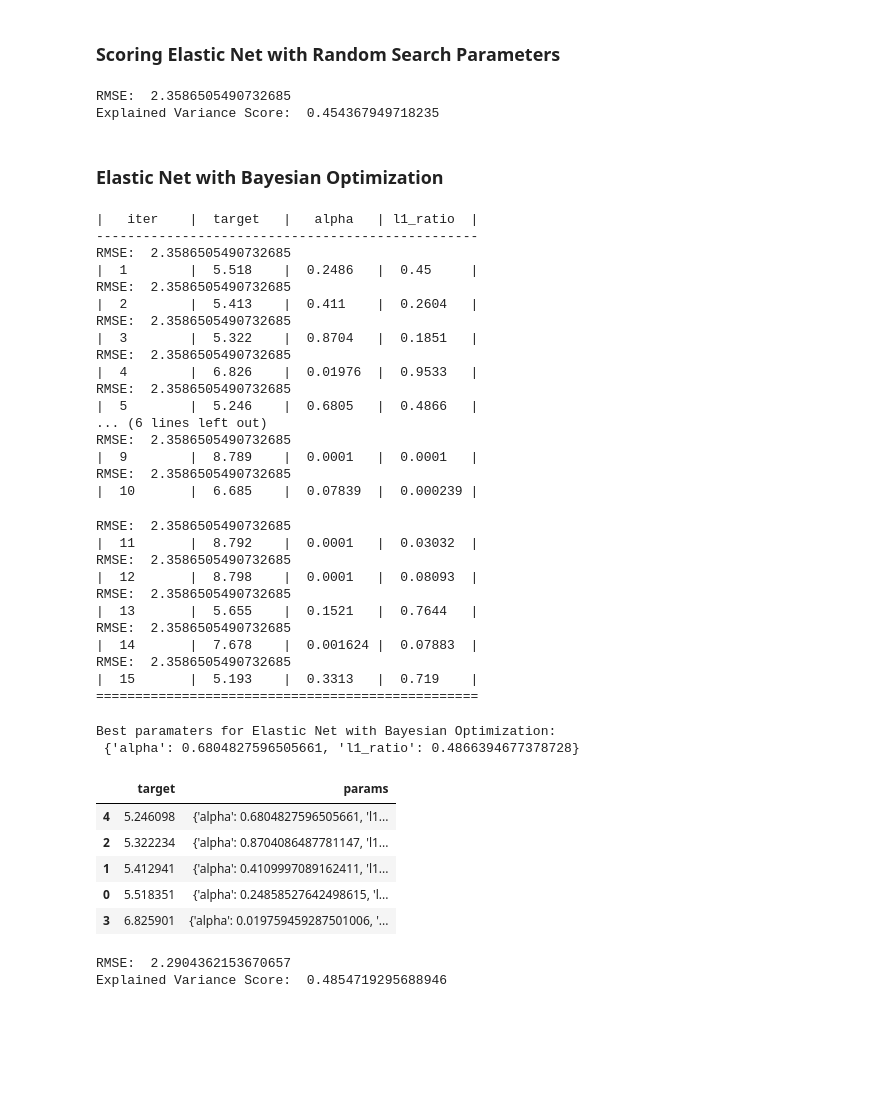
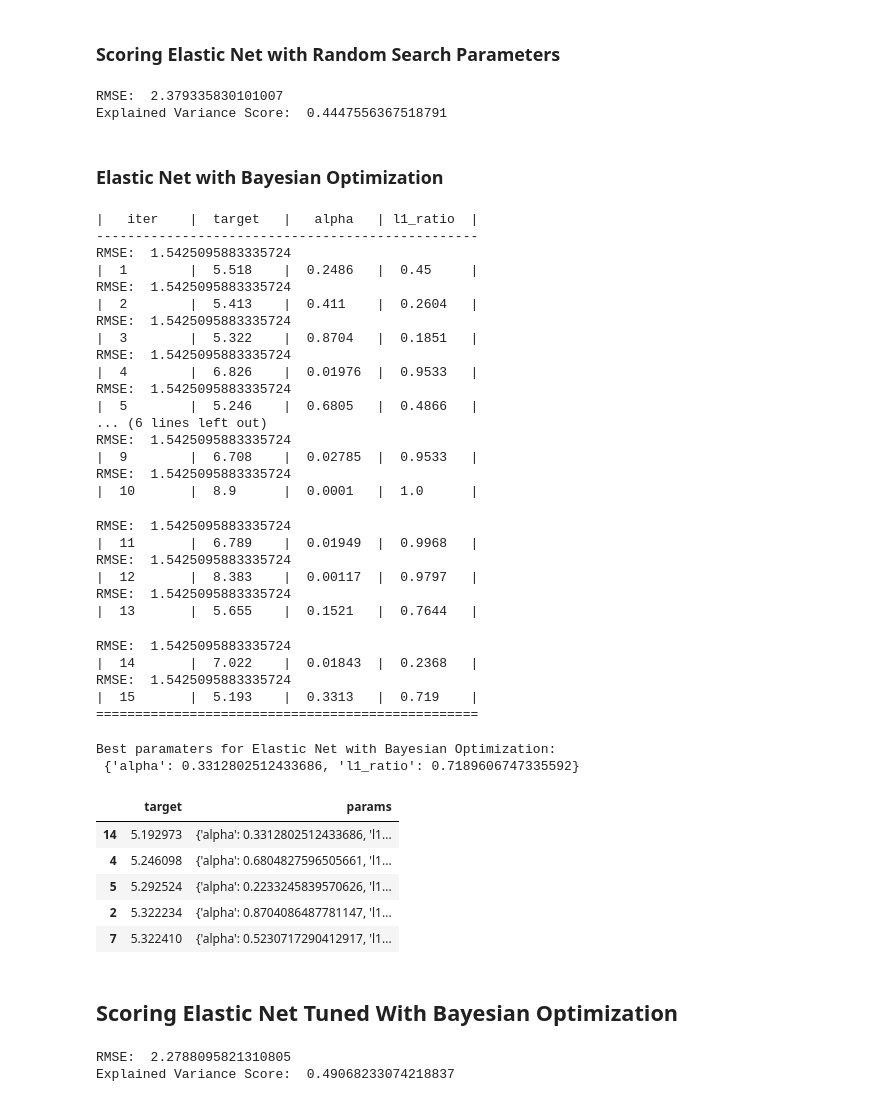
Before and after one commit to mateomartinez510/Springboard, a Jupyter notebook: Advanced_NBA_Stats_Capstone/PIE_05_NBA_Stats_Modeling.ipynb, the cells around one changed output. Saved outputs shown, nothing was run; the diff lists cells and outputs as text; code cells hidden in the pictures; blank space fills up the shorter version.

```diff
--- a/Advanced_NBA_Stats_Capstone/PIE_05_NBA_Stats_Modeling.ipynb
+++ b/Advanced_NBA_Stats_Capstone/PIE_05_NBA_Stats_Modeling.ipynb
@@ -245,11 +224,12 @@ Explained Variance Score:  0.4530722784243941
 # %%
+from sklearn.linear_model import ElasticNet
 # Elastic Net with Grid Search
 
 parametersGrid = {"alpha": np.arange(0.0001, 1.0, 0.05),
                   "l1_ratio": np.arange(0.0001, 1.0, 0.05)}
 
 eNet = ElasticNet(max_iter=100000, tol=0.0001, random_state=33)
-grid = GridSearchCV(eNet, parametersGrid, scoring='neg_mean_squared_error', cv=3)
+grid = GridSearchCV(eNet, parametersGrid, scoring='r2', cv=3)
 grid.fit(X_train, y_train)
 
 # pauing for Grid Search to finish.
@@ -400,8 +358,8 @@ random_elastic_grid_scores = mean_squared_error(y_test, e_preds) ** 0.5, r2_scor
 print("RMSE: ", random_elastic_grid_scores[0])
 print("Explained Variance Score: ", random_elastic_grid_scores[1])
 # %% [output]
-RMSE:  2.3586505490732685
-Explained Variance Score:  0.454367949718235
+RMSE:  2.379335830101007
+Explained Variance Score:  0.4447556367518791
 # %% [markdown]
 ### Elastic Net with Bayesian Optimization
 # %%
@@ -421,6 +379,8 @@ def elastic_func(**params):
 
     return random_elastic_grid_score
 # %%
+# Defining ranges of hyperparameters for Bayesian Optimizaton
+
 params = {'l1_ratio': (0.0001, 1),
               'alpha': (0.0001, 1)}
 
@@ -429,58 +389,63 @@ bo.maximize(init_points=5, n_iter=10, acq='ucb', kappa=2)
 # %% [output]
 |   iter    |  target   |   alpha   | l1_ratio  |
 -------------------------------------------------
-RMSE:  2.3586505490732685
+RMSE:  1.5425095883335724
 |  1        |  5.518    |  0.2486   |  0.45     |
-RMSE:  2.3586505490732685
+RMSE:  1.5425095883335724
 |  2        |  5.413    |  0.411    |  0.2604   |
-RMSE:  2.3586505490732685
+RMSE:  1.5425095883335724
 |  3        |  5.322    |  0.8704   |  0.1851   |
-RMSE:  2.3586505490732685
+RMSE:  1.5425095883335724
 |  4        |  6.826    |  0.01976  |  0.9533   |
-RMSE:  2.3586505490732685
+RMSE:  1.5425095883335724
 |  5        |  5.246    |  0.6805   |  0.4866   |
 ... (6 lines left out)
-RMSE:  2.3586505490732685
-|  9        |  8.789    |  0.0001   |  0.0001   |
-RMSE:  2.3586505490732685
-|  10       |  6.685    |  0.07839  |  0.000239 |
+RMSE:  1.5425095883335724
+|  9        |  6.708    |  0.02785  |  0.9533   |
+RMSE:  1.5425095883335724
+|  10       |  8.9      |  0.0001   |  1.0      |
-RMSE:  2.3586505490732685
-|  11       |  8.792    |  0.0001   |  0.03032  |
-RMSE:  2.3586505490732685
-|  12       |  8.798    |  0.0001   |  0.08093  |
-RMSE:  2.3586505490732685
+RMSE:  1.5425095883335724
+|  11       |  6.789    |  0.01949  |  0.9968   |
+RMSE:  1.5425095883335724
+|  12       |  8.383    |  0.00117  |  0.9797   |
+RMSE:  1.5425095883335724
 |  13       |  5.655    |  0.1521   |  0.7644   |
-RMSE:  2.3586505490732685
-|  14       |  7.678    |  0.001624 |  0.07883  |
-RMSE:  2.3586505490732685
-|  15       |  5.193    |  0.3313   |  0.719    |
-=================================================
+RMSE:  1.5425095883335724
+|  14       |  7.022    |  0.01843  |  0.2368   |
+RMSE:  1.5425095883335724
+|  15       |  5.193    |  0.3313   |  0.719    |
+=================================================
 # %%
-elastic_bayes_df = pd.DataFrame(bo.res).head().sort_values(by='target')
+pd.set_option('display.max_colwidth', None)
+
+
+elastic_bayes_df = pd.DataFrame(bo.res).sort_values(by='target')
 
 
 best_elastic_bayes_params = elastic_bayes_df.iloc[0][1]
 print("Best paramaters for Elastic Net with Bayesian Optimization: \n",  best_elastic_bayes_params)
 
 elastic_bayes_df.head()
 # %% [output]
 Best paramaters for Elastic Net with Bayesian Optimization:
- {'alpha': 0.6804827596505661, 'l1_ratio': 0.4866394677378728}
+ {'alpha': 0.3312802512433686, 'l1_ratio': 0.7189606747335592}
 |  | target | params |
+| 14 | 5.192973 | {'alpha': 0.3312802512433686, 'l1... |
 | 4 | 5.246098 | {'alpha': 0.6804827596505661, 'l1... |
+| 5 | 5.292524 | {'alpha': 0.2233245839570626, 'l1... |
 | 2 | 5.322234 | {'alpha': 0.8704086487781147, 'l1... |
-| 1 | 5.412941 | {'alpha': 0.4109997089162411, 'l1... |
-| 0 | 5.518351 | {'alpha': 0.24858527642498615, 'l... |
-| 3 | 6.825901 | {'alpha': 0.019759459287501006, '... |
+| 7 | 5.322410 | {'alpha': 0.5230717290412917, 'l1... |
+# %% [markdown]
+## Scoring Elastic Net Tuned With Bayesian Optimization
 # %%
 bayes = ElasticNet(alpha = best_elastic_bayes_params['alpha'], l1_ratio=best_elastic_bayes_params['l1_ratio'], random_state=33)
 bayes.fit(X_train, y_train)
-e_preds = bayes.predict(X_test)
+y_preds = bayes.predict(X_test)
 
-bayes_elastic_scores = mean_squared_error(y_test, e_preds) ** 0.5, r2_score(y_test, e_preds)
+bayes_elastic_scores = mean_squared_error(y_test, y_preds) ** 0.5, r2_score(y_test, y_preds)
 
 print("RMSE: ", bayes_elastic_scores[0])
 print("Explained Variance Score: ", bayes_elastic_scores[1])
 # %% [output]
-RMSE:  2.2904362153670657
-Explained Variance Score:  0.4854719295688946
+RMSE:  2.2788095821310805
+Explained Variance Score:  0.49068233074218837
```
Also changed, not shown: parts of 41 cells of this notebook.
